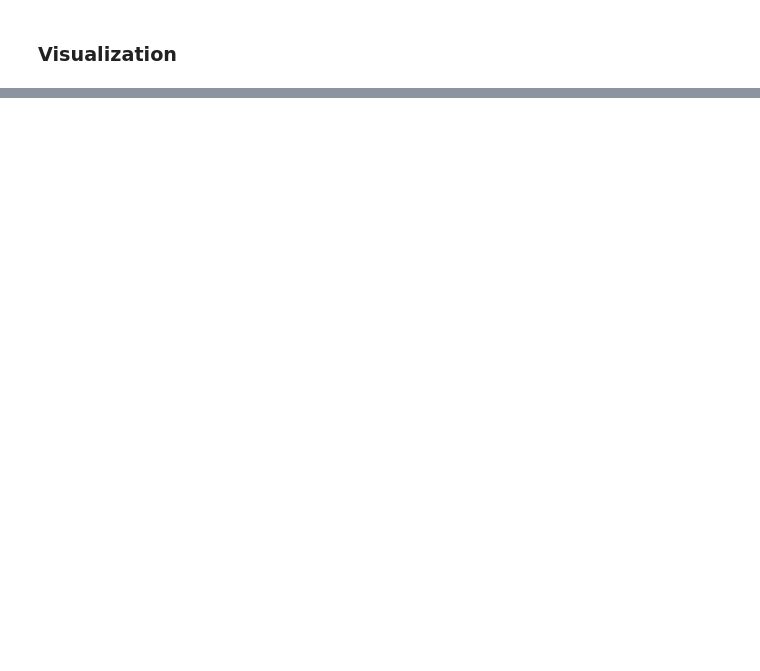
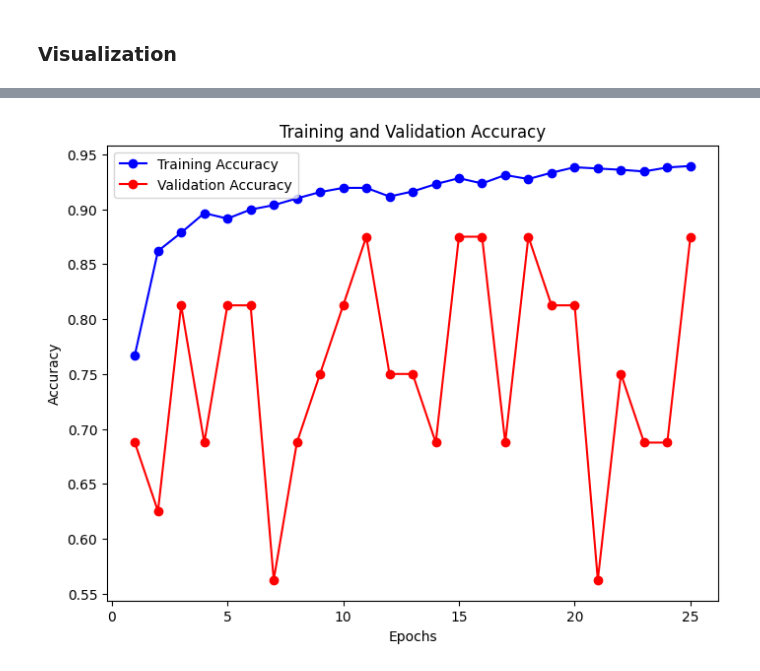
Before and after one commit to wasaka-3/ltu-d7047e-adl, a Jupyter notebook: Project/ADL_Project.ipynb, the cells around one changed output, grey strips where cells are left out. Cells and saved outputs as stored; diff of their text form; code cells hidden in the pictures; blank space fills up the shorter version.

Commit message:
Added graphs

```diff
--- a/Project/ADL_Project.ipynb
+++ b/Project/ADL_Project.ipynb
@@ -275,0 +255,24 @@ wandb: Paste an API key from your profile and hit enter, or press ctrl+c to quit
+# %%
+import matplotlib.pyplot as plt
+
+# Assuming 'history' is the History object returned by model.fit()
+history_dict = history.history
+
+# Extract training and validation accuracies
+train_acc = history_dict['accuracy']
+val_acc = history_dict['val_accuracy']
+
+# Extract the number of epochs
+epochs = range(1, len(train_acc) + 1)
+
+# Plot training accuracy vs validation accuracy
+plt.figure(figsize=(8, 6))
+plt.plot(epochs, train_acc, 'bo-', label='Training Accuracy')
+plt.plot(epochs, val_acc, 'ro-', label='Validation Accuracy')
+plt.title('Training and Validation Accuracy')
+plt.xlabel('Epochs')
+plt.ylabel('Accuracy')
+plt.legend()
+plt.show()
+# %% [output]
+[figure, added]
```
Also changed, not shown: parts of 5 cells of this notebook, 2 other files.
